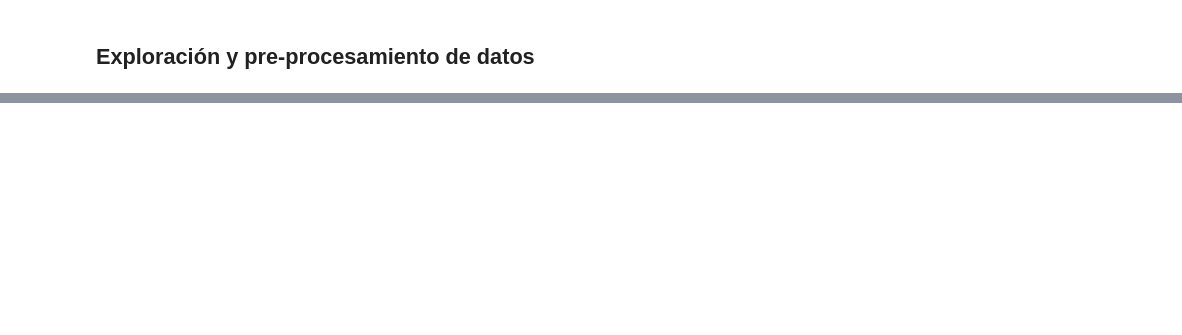
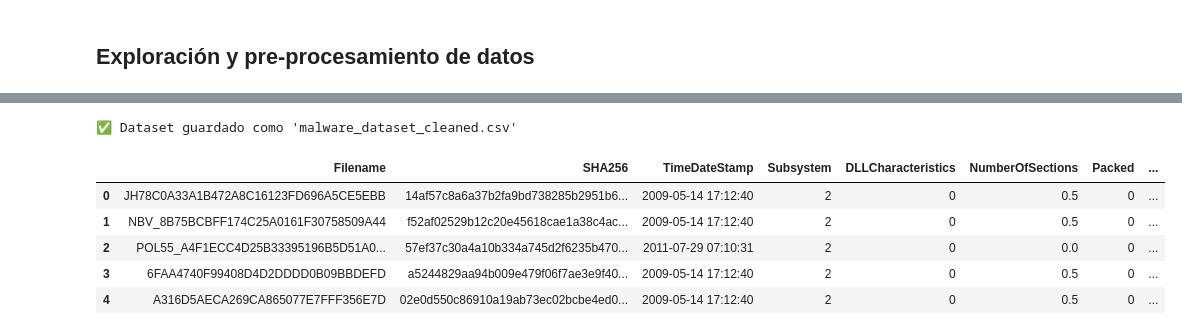
Before and after one commit to mvrcentes/Security_Data_Science, a Jupyter notebook: lab_malware_families.ipynb, the cells around one changed output, grey strips where cells are left out. Cells and saved outputs as stored; diff of their text form; code cells hidden in the pictures; blank space fills up the shorter version.

```diff
--- a/lab_malware_families.ipynb
+++ b/lab_malware_families.ipynb
@@ -246,0 +329,47 @@ print("✅ Dataset preprocesado guardado como 'malware_dataset_preprocessed.csv'
+# %%
+from sklearn.preprocessing import MinMaxScaler
+
+# 📌 Asegurar que Packed y Suspicious_Sections sean enteros (ya vienen en formato numérico)
+df["Packed"] = df["Packed"].fillna(0).astype(int)
+df["Suspicious_Sections"] = df["Suspicious_Sections"].fillna(0).astype(int)
+
+# 📌 Asegurar que Subsystem y DLLCharacteristics sean enteros
+df["Subsystem"] = df["Subsystem"].astype(int)
+df["DLLCharacteristics"] = df["DLLCharacteristics"].astype(int)
+
+# 📌 Contar el número de imports por archivo (solo si existe la columna)
+if "Imports" in df.columns:
+    df["Num_Imports"] = df["Imports"].apply(lambda x: len(str(x).split(",")) if pd.notnull(x) else 0)
+else:
+    df["Num_Imports"] = 0
+
+# 📌 Contar el número de strings sospechosas por archivo (solo si existe la columna)
+if "Strings" in df.columns:
+    df["Num_Strings"] = df["Strings"].apply(lambda x: len(str(x).split(",")) if pd.notnull(x) else 0)
+else:
+    df["Num_Strings"] = 0
+
+# 📌 Asegurar que las columnas a normalizar no tengan valores nulos
+df["NumberOfSections"] = df["NumberOfSections"].fillna(df["NumberOfSections"].median()).astype(int)
+df["Num_Imports"] = df["Num_Imports"].fillna(0)
+df["Num_Strings"] = df["Num_Strings"].fillna(0)
+
+# 📌 Aplicar normalización con MinMaxScaler
+scaler = MinMaxScaler()
+columns_to_scale = ["NumberOfSections", "Num_Imports", "Num_Strings"]
+df[columns_to_scale] = scaler.fit_transform(df[columns_to_scale])
+
+# 📌 Guardar dataset limpio
+df.to_csv("malware_dataset_cleaned.csv", index=False)
+print("✅ Dataset guardado como 'malware_dataset_cleaned.csv'")
+
+# 📌 Verificar los datos finales
+display(df.head())
+# %% [output]
+✅ Dataset guardado como 'malware_dataset_cleaned.csv'
+|  | Filename | SHA256 | TimeDateStamp | Subsystem | DLLCharacteristics | NumberOfSections | Packed | ... |
+| 0 | JH78C0A33A1B472A8C16123FD696A5CE5EBB | 14af57c8a6a37b2fa9bd738285b2951b6... | 2009-05-14 17:12:40 | 2 | 0 | 0.5 | 0 | ... |
+| 1 | NBV_8B75BCBFF174C25A0161F30758509A44 | f52af02529b12c20e45618cae1a38c4ac... | 2009-05-14 17:12:40 | 2 | 0 | 0.5 | 0 | ... |
+| 2 | POL55_A4F1ECC4D25B33395196B5D51A0... | 57ef37c30a4a10b334a745d2f6235b470... | 2011-07-29 07:10:31 | 2 | 0 | 0.0 | 0 | ... |
+| 3 | 6FAA4740F99408D4D2DDDD0B09BBDEFD | a5244829aa94b009e479f06f7ae3e9f40... | 2009-05-14 17:12:40 | 2 | 0 | 0.5 | 0 | ... |
+| 4 | A316D5AECA269CA865077E7FFF356E7D | 02e0d550c86910a19ab73ec02bcbe4ed0... | 2009-05-14 17:12:40 | 2 | 0 | 0.5 | 0 | ... |
```
Also changed, not shown: parts of 19 cells of this notebook, 6 other files.
